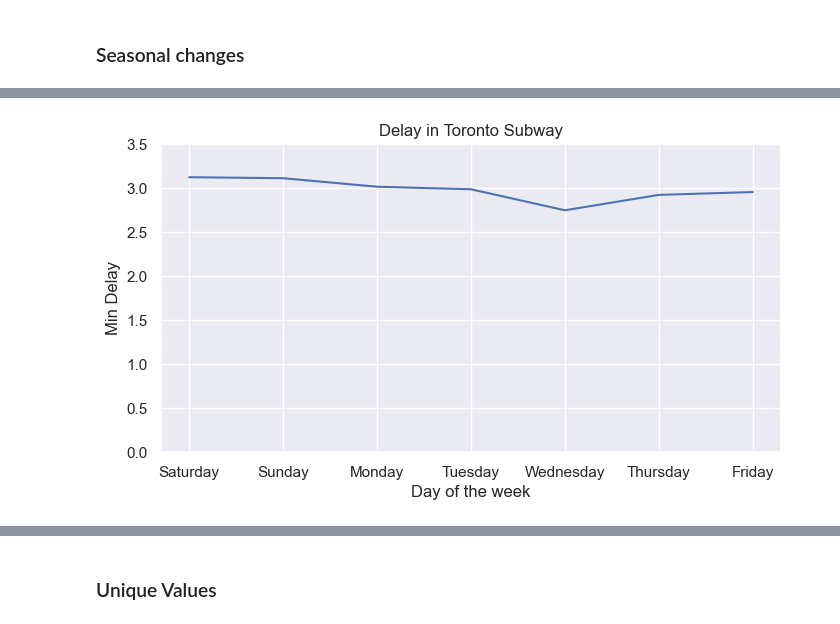
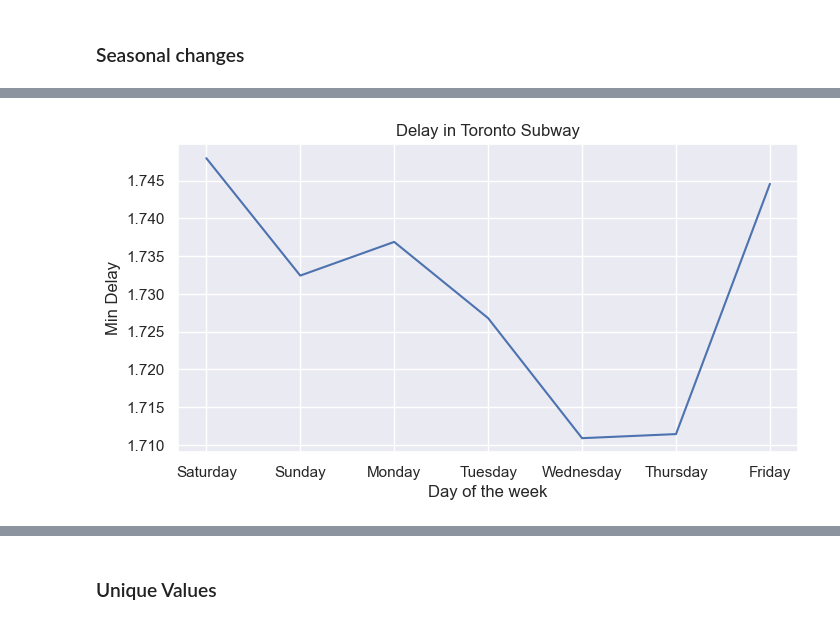
Before and after one commit to katherinewest/CME538_2023, a Jupyter notebook: DataVisualizations.ipynb, the cells around one changed output, grey strips where cells are left out. Cells and saved outputs as stored; diff of their text form; code cells hidden in the pictures.

Commit message:
data vis first commit

```diff
--- a/DataVisualizations.ipynb
+++ b/DataVisualizations.ipynb
@@ -106,5 +47,0 @@ memory usage: 9.1+ MB
-# %%
-# Set the data colum as the index
-#Subway DF
-ttc_subway_df.set_index('Date', inplace = True)
-ttc_subway_df.head()
@@ -118,0 +125,5 @@ ttc_subway_df.head()
+# %%
+#Merge Date and Time Columns
+ttc_subway_df['Datetime'] = pd.to_datetime(ttc_subway_df['Date']+' '+ ttc_subway_df['Time'])
+ttc_subway_df = ttc_subway_df.drop(['Date', 'Time'], axis=1)
+ttc_subway_df.head()
@@ -119,2 +137,6 @@ ttc_subway_df.head()
 # %% [markdown]
 ### Time-based indexing
+# %%
+# Set the data column as the index
+ttc_subway_df.set_index('Datetime', inplace = True)
+ttc_subway_df.head()
@@ -124,4 +154,4 @@ ttc_subway_df.head()
 ttc_subway_df['year'] = ttc_subway_df.index.year
 ttc_subway_df['month'] = ttc_subway_df.index.month
 ttc_subway_df['month_day'] = ttc_subway_df.index.day
-ttc_subway_df.tail()
+ttc_subway_df['hour'] = ttc_subway_df.index.hour
@@ -222,15 +225,13 @@ plt.show()
 # %%
 #Plot Toronto Delay by day of the week
 sns.set()  # Resets styles to default
 plt.figure(figsize=(8,4))
 sns.lineplot(x=ttc_subway_df['Day'], y=ttc_subway_df['Min Delay'],errorbar=None)
 
 # Set labels
 plt.xlabel('Day of the week', fontsize=12)
 plt.title("Delay in Toronto Subway")
 
-# Set y-axis range starting from 0
-plt.ylim(0, 3.5)
 plt.show()
 # %% [output]
-[figure, old version]
+[figure, new version]
```
Also changed, not shown: parts of 68 cells of this notebook.
